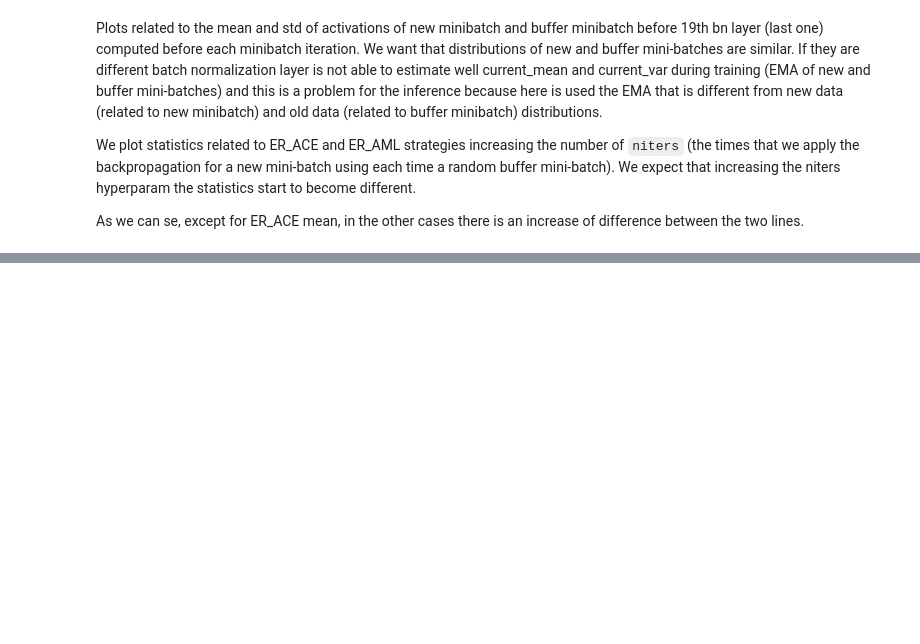
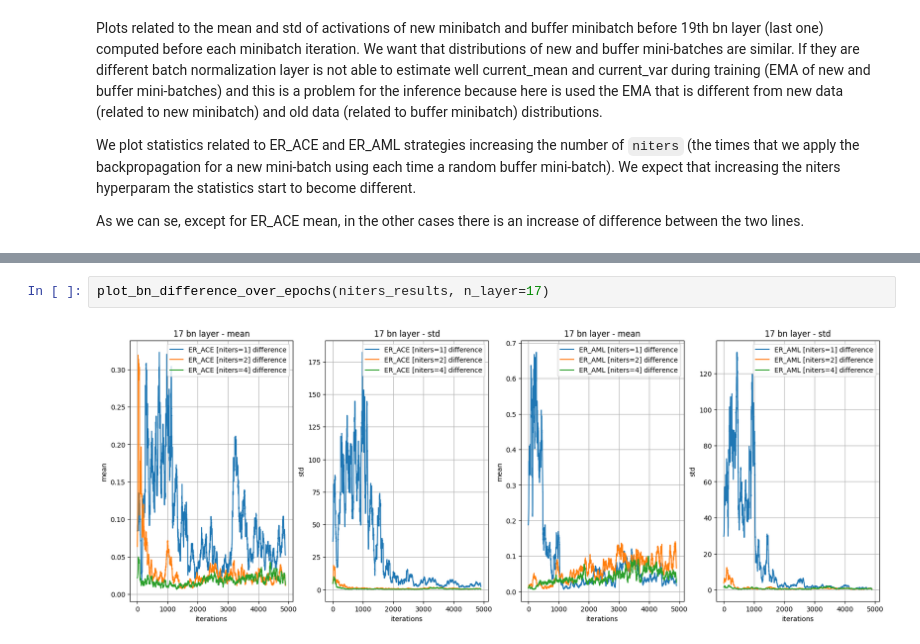
Before and after one commit to GeremiaPompei/asymmetric_er, a Jupyter notebook: results_analysis.ipynb, the cells around one changed output, grey strips where cells are left out. Drawn from its saved outputs; the diff is of its cells as text; blank space fills up the shorter version.

```diff
--- a/results_analysis.ipynb
+++ b/results_analysis.ipynb
@@ -214,0 +217,4 @@ plot_bn_over_epochs(niters_results, n_layer=17, initial_offset=2000)
+# %%
+plot_bn_difference_over_epochs(niters_results, n_layer=17)
+# %% [output]
+[figure, added]
```
Also changed, not shown: parts of 5 cells of this notebook, 1 other file.
